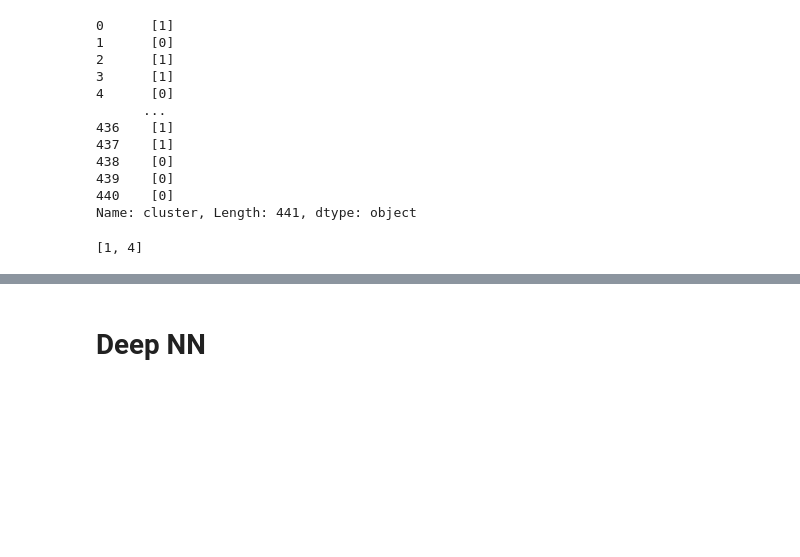
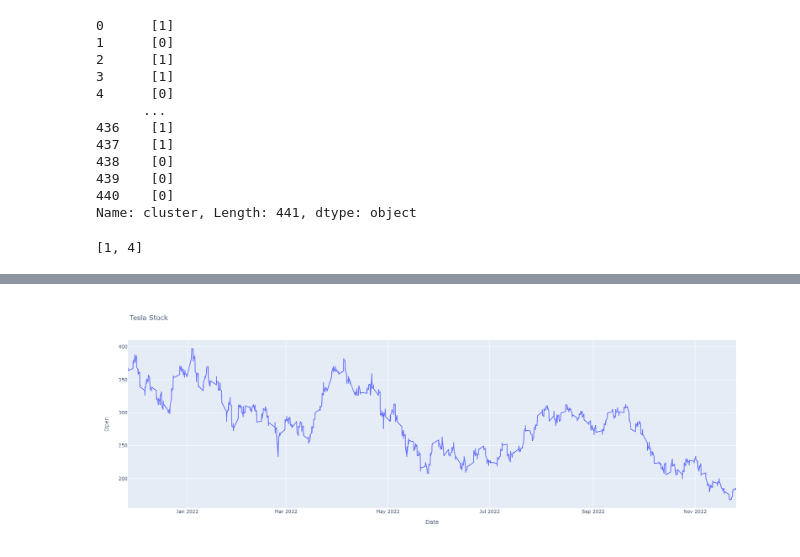
Before and after one commit to bhuwan1998/twitter_sentiment_analysis, a Jupyter notebook: Data_cleaning.ipynb, the cells around one changed output, grey strips where cells are left out. Drawn from its saved outputs; the diff is of its cells as text; code cells hidden in the pictures; blank space fills up the shorter version.

```diff
--- a/Data_cleaning.ipynb
+++ b/Data_cleaning.ipynb
@@ -195,4 +197,3 @@ words.to_csv("word_sentiment_coeff.csv")
 # %%
-tweets = tweets.reset_index(drop=True)
-# df = df.drop(df[df.score < 50].index)
-tweets = tweets.drop(tweets[tweets.Text == ""].index)
+tsla_stock = pd.read_csv('stock_data.csv')
+tsla_stock = tsla_stock.rename(columns={"Unnamed: 0": "Date"})
@@ -199,2 +214,5 @@ tweets = tweets.drop(tweets[tweets.Text == ""].index)
-# %% [markdown]
-# Deep NN
+# %%
+fig = px.line(tsla_stock, x="Date", y="Open", hover_data=["Open", "Close", "Adj Close", "Volume"], title="Tesla Stock", height=600)
+fig.show()
+# %% [output]
+[figure, added]
```
Also changed, not shown: parts of 7 cells of this notebook, 6 other files.
